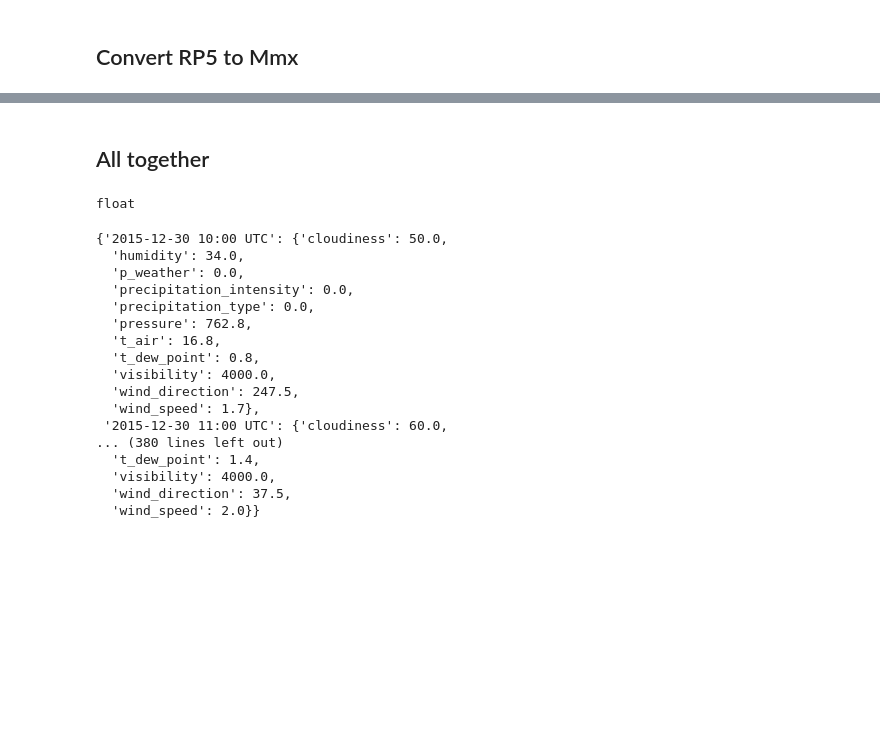
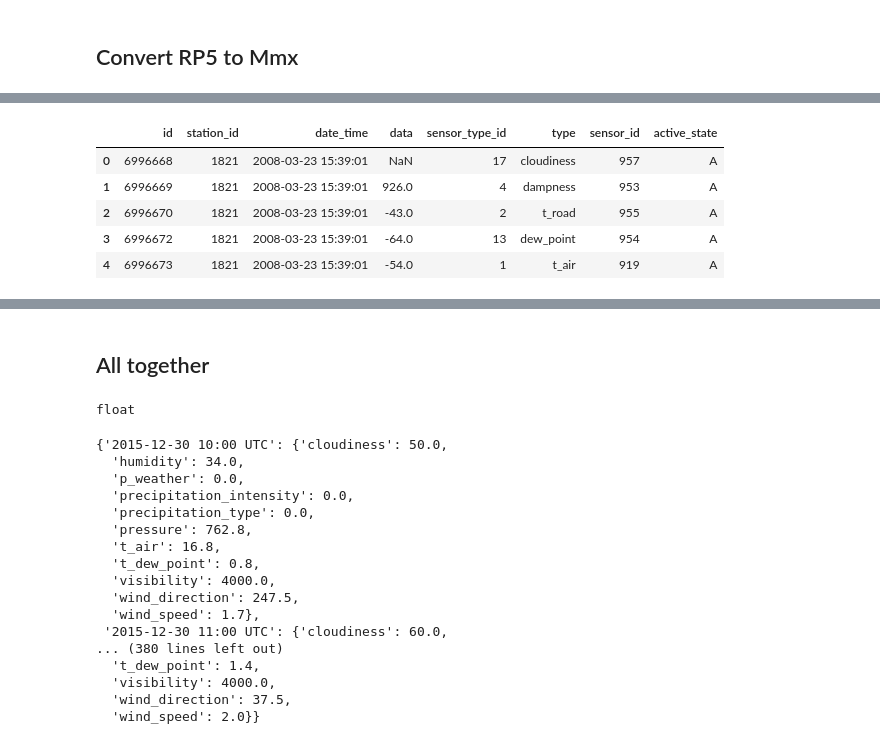
Before and after one commit to NdSv94/MinMax94, a Jupyter notebook: src/metro_api/test_converters.ipynb, the cells around one changed output, grey strips where cells are left out. Cells and saved outputs as stored; diff of their text form; code cells hidden in the pictures; blank space fills up the shorter version.

```diff
--- a/src/metro_api/test_converters.ipynb
+++ b/src/metro_api/test_converters.ipynb
@@ -133,0 +65,10 @@ def convert_rp5_to_mmx(df_rp5):
+# %%
+raw = load_mm94_stations(mm94_station_id)
+raw.head()
+# %% [output]
+|  | id | station_id | date_time | data | sensor_type_id | type | sensor_id | active_state |
+| 0 | 6996668 | 1821 | 2008-03-23 15:39:01 | NaN | 17 | cloudiness | 957 | A |
+| 1 | 6996669 | 1821 | 2008-03-23 15:39:01 | 926.0 | 4 | dampness | 953 | A |
+| 2 | 6996670 | 1821 | 2008-03-23 15:39:01 | -43.0 | 2 | t_road | 955 | A |
+| 3 | 6996672 | 1821 | 2008-03-23 15:39:01 | -64.0 | 13 | dew_point | 954 | A |
+| 4 | 6996673 | 1821 | 2008-03-23 15:39:01 | -54.0 | 1 | t_air | 919 | A |
```
Also changed, not shown: parts of 17 cells of this notebook.
